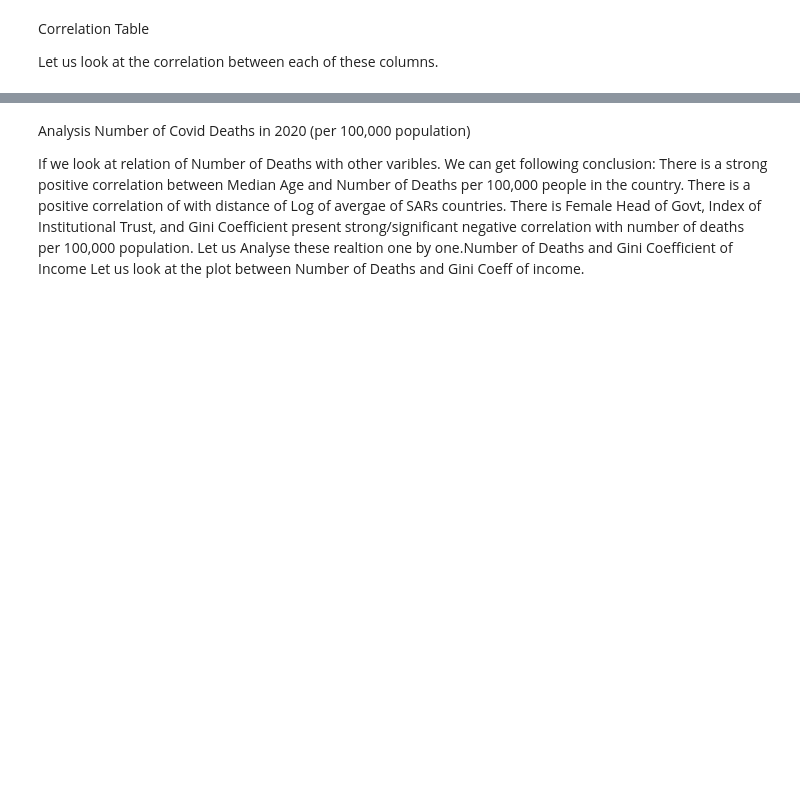
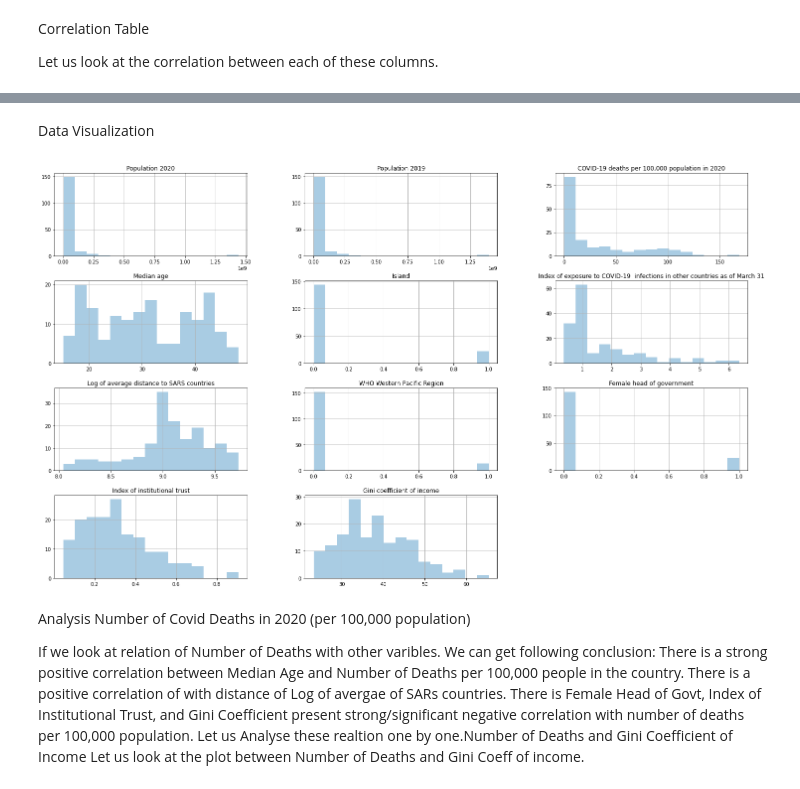
Before and after one commit to GEZISHA2022/hds5210-2022, a Jupyter notebook: Final.ipynb, the cells around one changed output, grey strips where cells are left out. Drawn from its saved outputs; the diff is of its cells as text; code cells hidden in the pictures; blank space fills up the shorter version.

```diff
--- a/Final.ipynb
+++ b/Final.ipynb
@@ -74,12 +75,6 @@ final_data.head()
 final_data.shape[0]
 # %% [output]
 166
-# %%
-# Columns which needs to be dropped
-drp_cols = final_data.columns[12:17]
-
-# Dropping the selected columns
-final_data = final_data.drop(drp_cols, axis  =1)
 # %%
 # Columns which needs to be dropped
 drp_cols = final_data.columns[12:17]
@@ -219,6 +248,14 @@ final_data.corr()
 | Female head of government | -0.059440 | -0.059464 | -0.112023 | 0.218870 | 0.048948 | 0.080587 | ... |
 | Index of institutional trust | 0.128345 | 0.128103 | -0.371844 | -0.063090 | 0.119935 | -0.057388 | ... |
 | Gini coefficient of income | 0.108622 | 0.108004 | -0.220135 | -0.456755 | 0.048372 | -0.573446 | ... |
+# %% [markdown]
+Data Visualization
+# %%
+color = '#a9cce3'
+final_data.hist(bins=15,figsize=(25,15),color=color)
+plt.rcParams['font.size'] = 18
+# %% [output]
+[figure, added]
 # %% [markdown]
 
 Analysis Number of Covid Deaths in 2020 (per 100,000 population)
```
Also changed, not shown: parts of 6 cells of this notebook.
